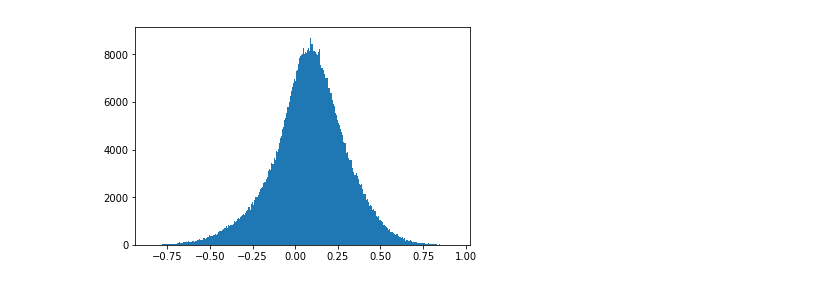
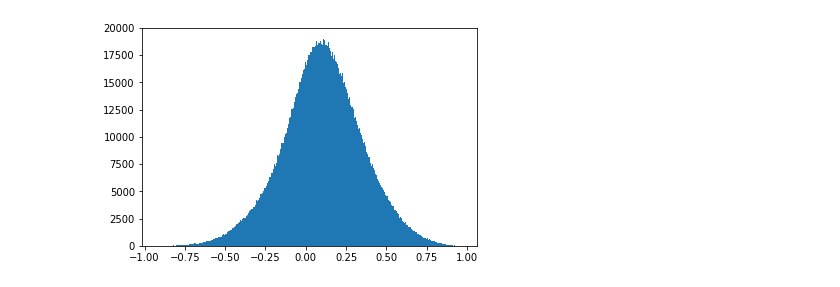
Before and after one commit to santiagochacin/post_cmfe_analysis, a Jupyter notebook: analyze_cnmfe_matlab_output.ipynb, the cells around one changed output. Saved outputs shown, nothing was run; the diff lists cells and outputs as text; code cells hidden in the pictures.

```diff
--- a/analyze_cnmfe_matlab_output.ipynb
+++ b/analyze_cnmfe_matlab_output.ipynb
@@ -44,0 +28,15 @@ plt.axis('off')
+# %%
+# folder with matlab cnmfe output
+base_path = '/Volumes/My_Passport/MiniscopeMovies/1_24_2019/GRIN_011_ACHf20/quest_analysis_run/'
+
+#load a hdf files with pairwise comparisions
+glob.glob(base_path+'*pairwise_comparisons.h5')
+
+pairwise_GRIN011 = []
+for fname in glob.glob(base_path+'*pairwise_comparisons.h5'):
+    pairwise_GRIN011.append(pd.read_hdf(fname))
+
+# extract linear correlation coefficients from dataframe
+r_coefficients_GRIN011 = np.array([])
+for recording_data in pairwise_GRIN011:
+    r_coefficients_GRIN011 = np.concatenate((r_coefficients_GRIN011, np.array([pair[0] for pair in recording_data.loc[0]])))
@@ -87,5 +49,6 @@ plt.plot(z)
 # %%
-plt.hist(r_coeffs, bins='auto')
+hist_, bin_edges_ = np.histogram(r_coefficients_GRIN011, bins='auto')
+plt.hist(r_coefficients_GRIN011, bins='auto')
 plt.show()
 # %% [output]
-[figure, old version]
+[figure, new version]
```
Also changed, not shown: parts of 20 cells of this notebook, 1 other file.
